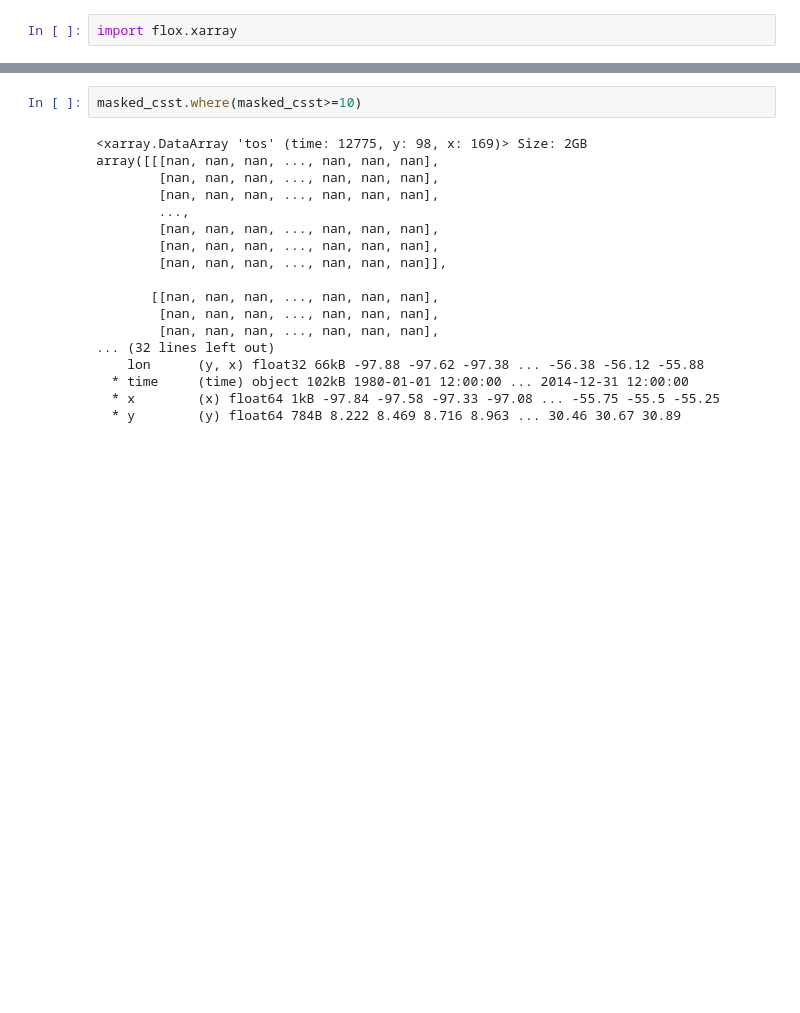
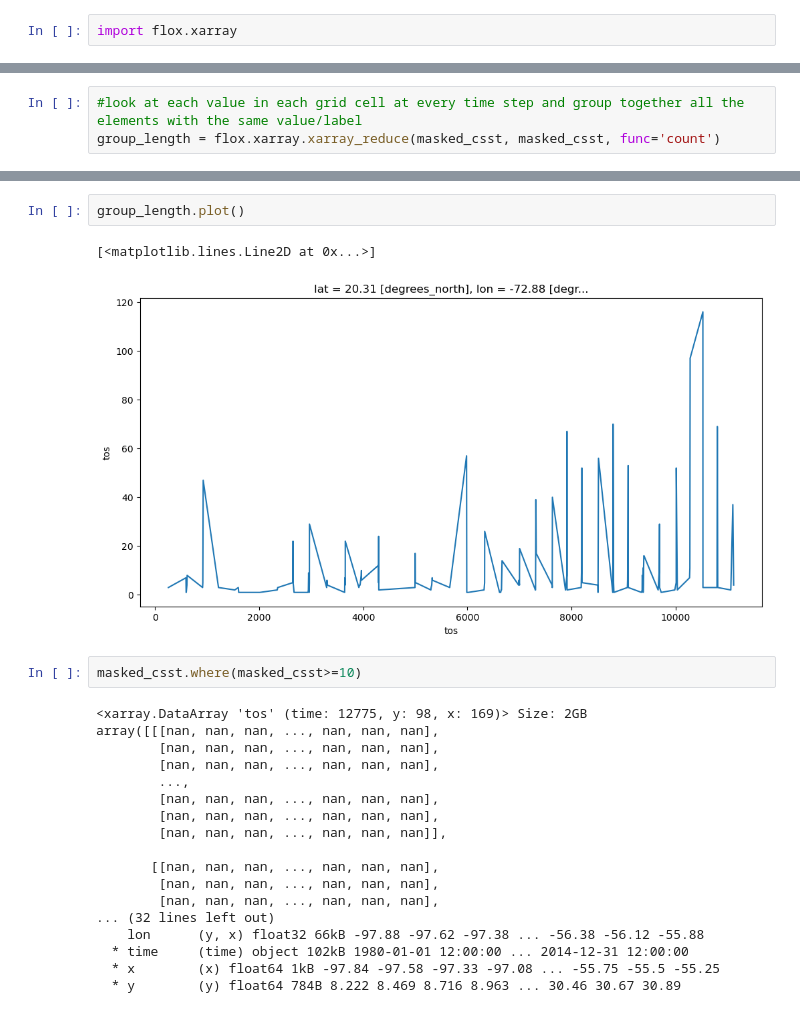
Before and after one commit to ProjectPythia/CFC-extreme-weather-cookbook, a Jupyter notebook: notebooks/cfc-ocean.ipynb, the cells around one changed output, grey strips where cells are left out. Saved outputs shown, nothing was run; the diff lists cells and outputs as text; blank space fills up the shorter version.

```diff
--- a/notebooks/cfc-ocean.ipynb
+++ b/notebooks/cfc-ocean.ipynb
@@ -570,0 +540,3 @@ TypeError: xarray_reduce() missing 1 required keyword-only argument: 'func'
+# %%
+#look at each value in each grid cell at every time step and group together all the elements with the same value/label
+group_length = flox.xarray.xarray_reduce(masked_csst, masked_csst, func='count')
@@ -571,3 +564,8 @@ TypeError: xarray_reduce() missing 1 required keyword-only argument: 'func'
+# %%
+group_length.plot()
+# %% [output]
+[<matplotlib.lines.Line2D at 0x...>]
+[figure, added]
 # %%
 masked_csst.where(masked_csst>=10)
 # %% [output]
```
Also changed, not shown: parts of 16 cells of this notebook.
